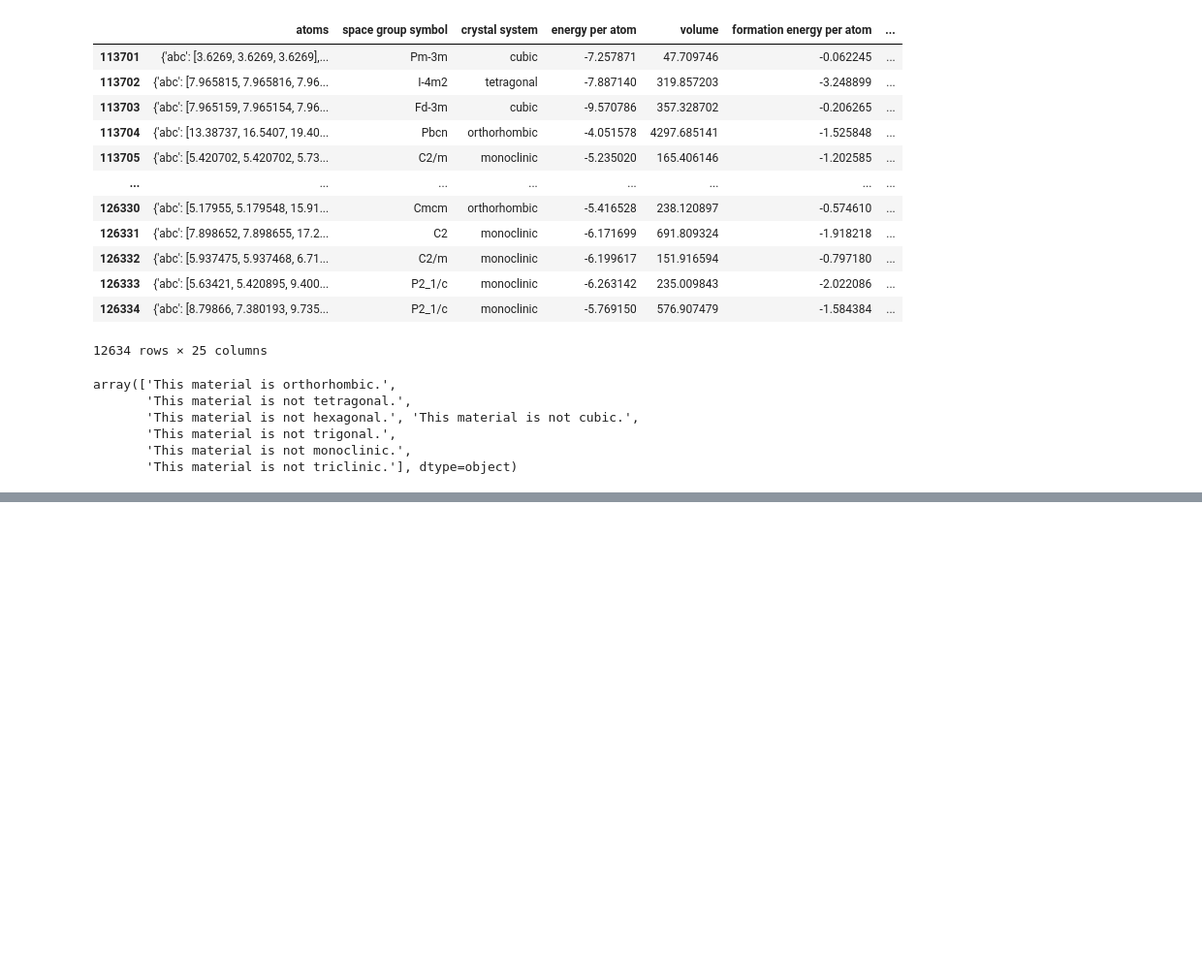
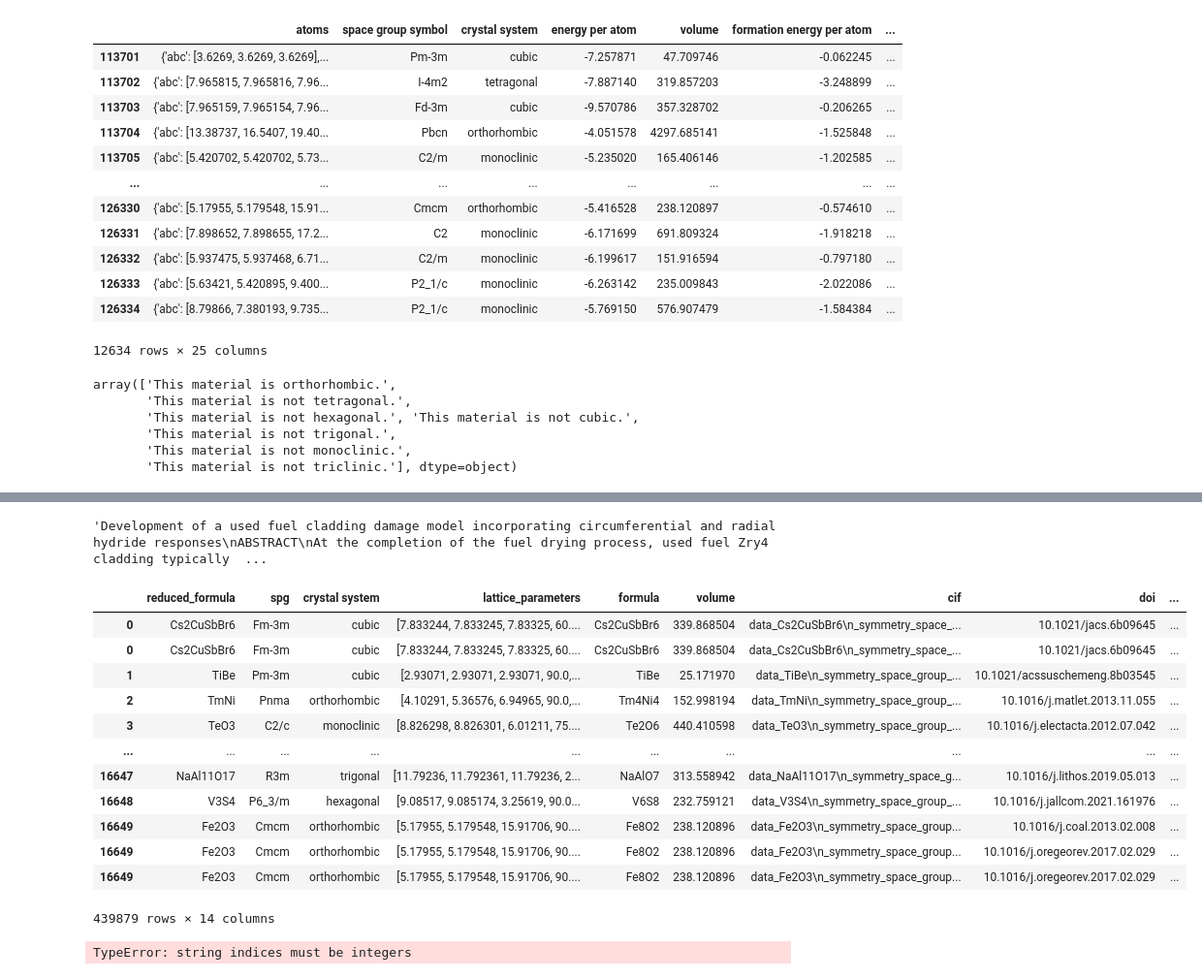
Before and after one commit to parkyjmit/CLaC, a Jupyter notebook: evaluation.ipynb, the cells around one changed output, grey strips where cells are left out. Shown at 97% size. Drawn from its saved outputs; the diff is of its cells as text; code cells hidden in the pictures; blank space fills up the shorter version.

```diff
--- a/evaluation.ipynb
+++ b/evaluation.ipynb
@@ -86,0 +106,22 @@ array(['This material is orthorhombic.',
+# %%
+pdf_0['text'][70906]
+# %% [output]
+'Development of a used fuel cladding damage model incorporating circumferential and radial hydride responses\nABSTRACT\nAt the completion of the fuel drying process, used fuel Zry4 cladding typically  ...
+# %%
+import pandas as pd
+mp_papers = pd.read_parquet('/home/yj/PycharmProjects/MIT/CLaMP/jsons/mp_3d_2020_cif_papers.parquet')
+mp_papers
+# %% [output]
+|  | reduced_formula | spg | crystal system | lattice_parameters | formula | volume | cif | doi | ... |
+| 0 | Cs2CuSbBr6 | Fm-3m | cubic | [7.833244, 7.833245, 7.83325, 60.... | Cs2CuSbBr6 | 339.868504 | data_Cs2CuSbBr6\n_symmetry_space_... | 10.1021/jacs.6b09645 | ... |
+| 0 | Cs2CuSbBr6 | Fm-3m | cubic | [7.833244, 7.833245, 7.83325, 60.... | Cs2CuSbBr6 | 339.868504 | data_Cs2CuSbBr6\n_symmetry_space_... | 10.1021/jacs.6b09645 | ... |
+| 1 | TiBe | Pm-3m | cubic | [2.93071, 2.93071, 2.93071, 90.0,... | TiBe | 25.171970 | data_TiBe\n_symmetry_space_group_... | 10.1021/acssuschemeng.8b03545 | ... |
+| 2 | TmNi | Pnma | orthorhombic | [4.10291, 5.36576, 6.94965, 90.0,... | Tm4Ni4 | 152.998194 | data_TmNi\n_symmetry_space_group_... | 10.1016/j.matlet.2013.11.055 | ... |
+| 3 | TeO3 | C2/c | monoclinic | [8.826298, 8.826301, 6.01211, 75.... | Te2O6 | 440.410598 | data_TeO3\n_symmetry_space_group_... | 10.1016/j.electacta.2012.07.042 | ... |
+| ... | ... | ... | ... | ... | ... | ... | ... | ... | ... |
+| 16647 | NaAl11O17 | R3m | trigonal | [11.79236, 11.792361, 11.79236, 2... | NaAlO7 | 313.558942 | data_NaAl11O17\n_symmetry_space_g... | 10.1016/j.lithos.2019.05.013 | ... |
+| 16648 | V3S4 | P6_3/m | hexagonal | [9.08517, 9.085174, 3.25619, 90.0... | V6S8 | 232.759121 | data_V3S4\n_symmetry_space_group_... | 10.1016/j.jallcom.2021.161976 | ... |
+| 16649 | Fe2O3 | Cmcm | orthorhombic | [5.17955, 5.179548, 15.91706, 90.... | Fe8O2 | 238.120896 | data_Fe2O3\n_symmetry_space_group... | 10.1016/j.coal.2013.02.008 | ... |
+| 16649 | Fe2O3 | Cmcm | orthorhombic | [5.17955, 5.179548, 15.91706, 90.... | Fe8O2 | 238.120896 | data_Fe2O3\n_symmetry_space_group... | 10.1016/j.oregeorev.2017.02.029 | ... |
+| 16649 | Fe2O3 | Cmcm | orthorhombic | [5.17955, 5.179548, 15.91706, 90.... | Fe8O2 | 238.120896 | data_Fe2O3\n_symmetry_space_group... | 10.1016/j.oregeorev.2017.02.029 | ... |
+439879 rows × 14 columns
@@ -86,0 +214,7 @@ array(['This material is orthorhombic.',
+# %%
+item = row
+# row['Hidden Knowledge_nuclear'] = reply_json['Hidden Knowledge']
+# row['Statements_nuclear'] = reply_json['Statements']
+# row['Explanations_nuclear'] = reply_json['Explanations']
+# %% [output]
+TypeError: string indices must be integers
```
Also changed, not shown: parts of 23 cells of this notebook, 20 other files.
